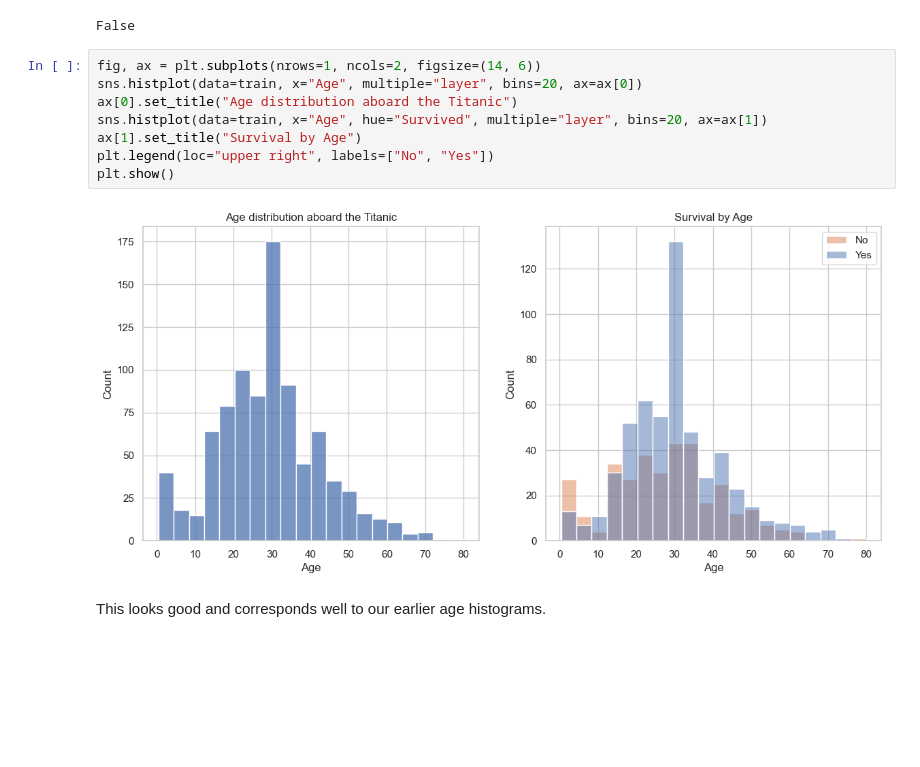
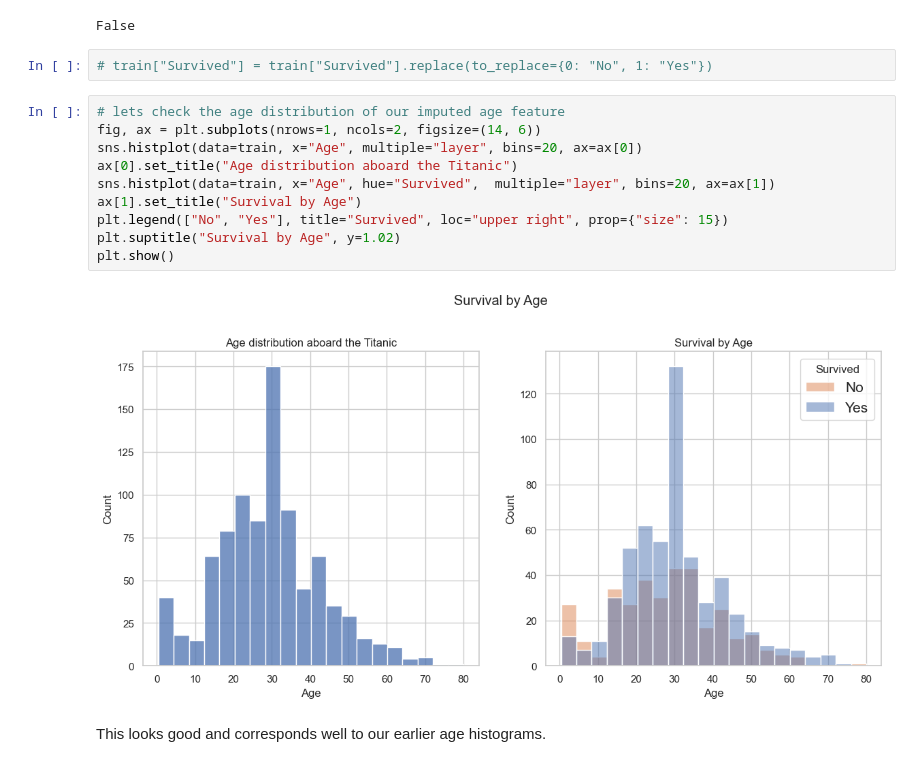
Before and after one commit to BuddyBent/Titanic, a Jupyter notebook: Titanic.ipynb, the cells around one changed output. Cells and saved outputs as stored; diff of their text form; blank space fills up the shorter version.

```diff
--- a/Titanic.ipynb
+++ b/Titanic.ipynb
@@ -712,16 +712,20 @@ train.iloc[missing_age_indices]
 train["Age"].isnull().any()
 # %% [output]
 False
+# %%
+# train["Survived"] = train["Survived"].replace(to_replace={0: "No", 1: "Yes"})
 # %%
+# lets check the age distribution of our imputed age feature
 fig, ax = plt.subplots(nrows=1, ncols=2, figsize=(14, 6))
 sns.histplot(data=train, x="Age", multiple="layer", bins=20, ax=ax[0])
 ax[0].set_title("Age distribution aboard the Titanic")
-sns.histplot(data=train, x="Age", hue="Survived", multiple="layer", bins=20, ax=ax[1])
+sns.histplot(data=train, x="Age", hue="Survived",  multiple="layer", bins=20, ax=ax[1])
 ax[1].set_title("Survival by Age")
-plt.legend(loc="upper right", labels=["No", "Yes"])
+plt.legend(["No", "Yes"], title="Survived", loc="upper right", prop={"size": 15})
+plt.suptitle("Survival by Age", y=1.02)
 plt.show()
 # %% [output]
-[figure, old version]
+[figure, new version]
 # %% [markdown]
 This looks good and corresponds well to our earlier age histograms.
 # %% [markdown]
```
Also changed, not shown: parts of 20 cells of this notebook.
